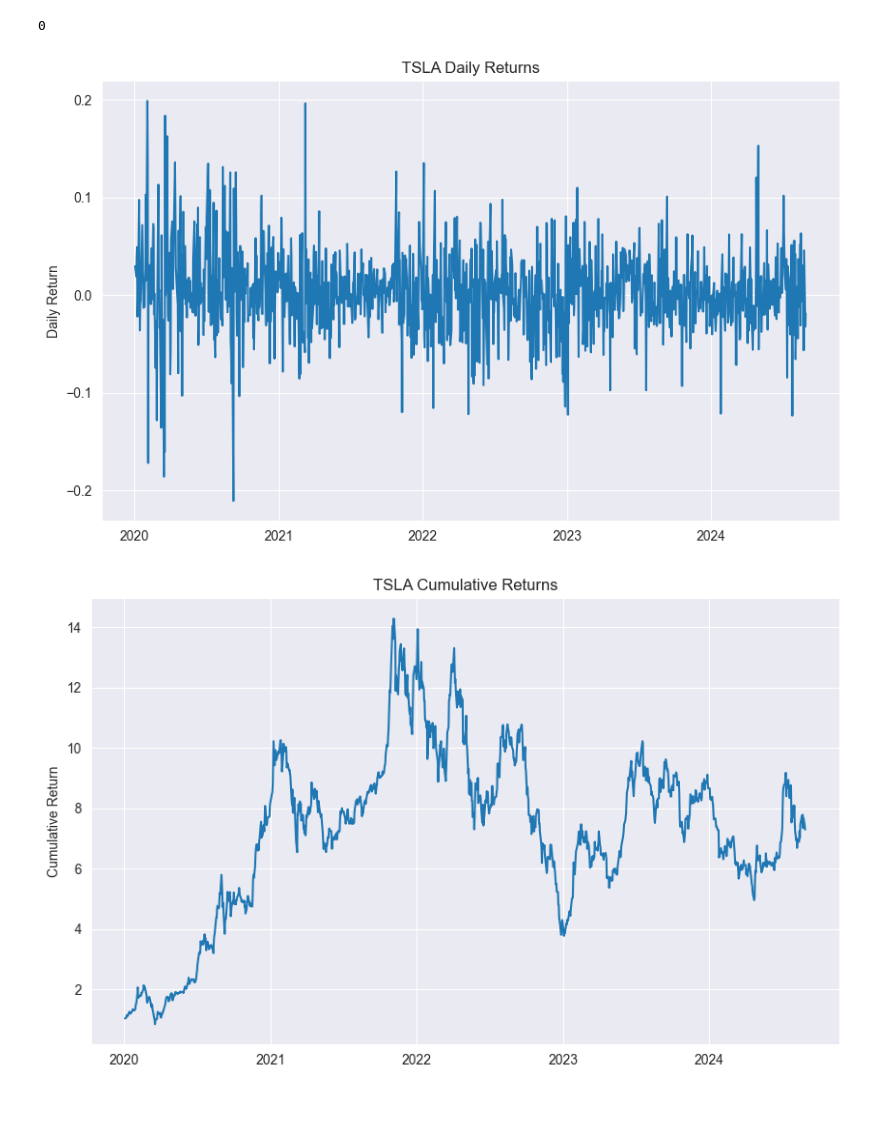
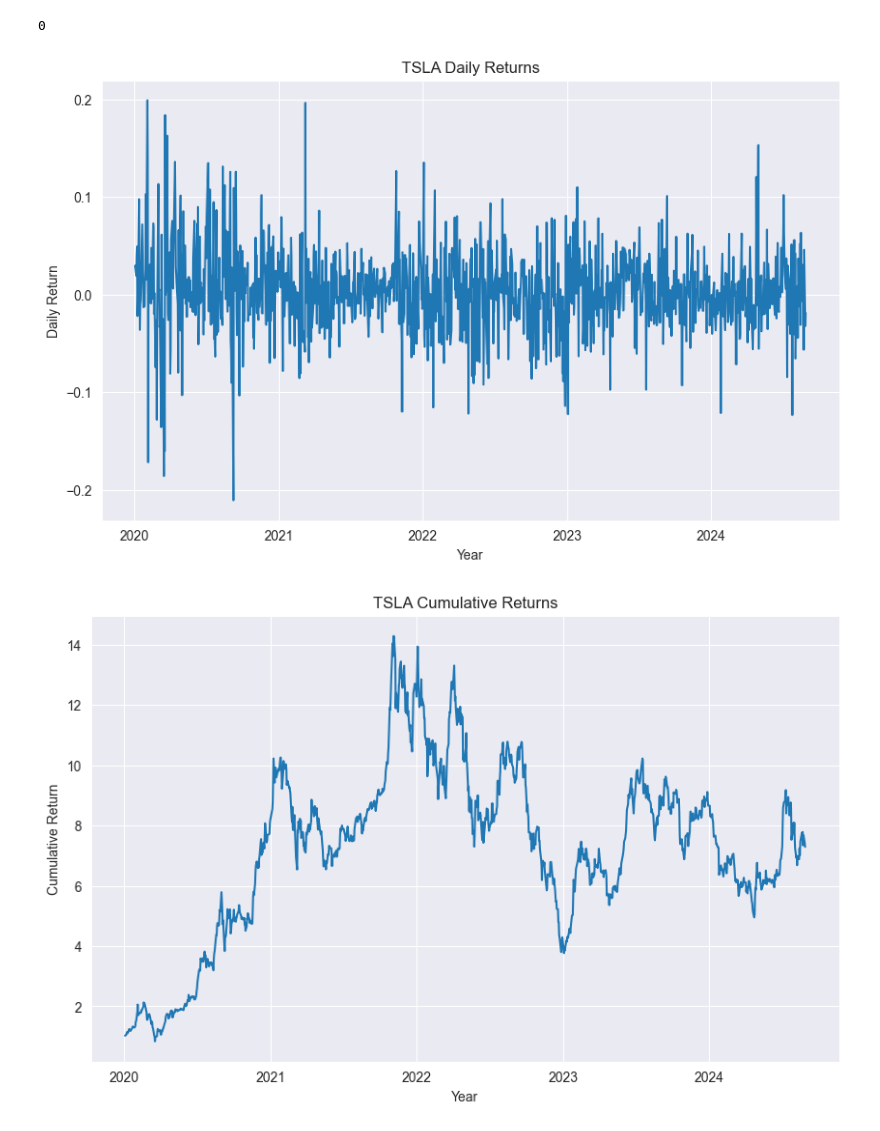
Before and after one commit to blotetheodorus/financial-data-analysis, a Jupyter notebook: financial_data_analysis.ipynb, the cells around one changed output. Cells and saved outputs as stored; diff of their text form; code cells hidden in the pictures; blank space fills up the shorter version.

```diff
--- a/financial_data_analysis.ipynb
+++ b/financial_data_analysis.ipynb
@@ -90,21 +98,23 @@ stock_data['200-Day MA'] = stock_data['Adj Close'].rolling(window=200).mean()
 # %%
 # Plot daily returns
 plt.figure(figsize=(10, 6))
 plt.plot(stock_data['Daily Return'])
 plt.title(f"{ticker} Daily Returns")
+plt.xlabel("Year")
 plt.ylabel("Daily Return")
 plt.show()
 # %% [output]
-[figure, old version]
+[figure, new version]
 # %%
 # Plot cumulative returns
 plt.figure(figsize=(10, 6))
 plt.plot(stock_data['Cumulative Return'])
 plt.title(f"{ticker} Cumulative Returns")
+plt.xlabel("Year")
 plt.ylabel("Cumulative Return")
 plt.show()
 # %% [output]
-[figure, old version]
+[figure, new version]
 # %%
 # Plot moving averages
 plt.figure(figsize=(14, 7))
```
Also changed, not shown: parts of 8 cells of this notebook.
